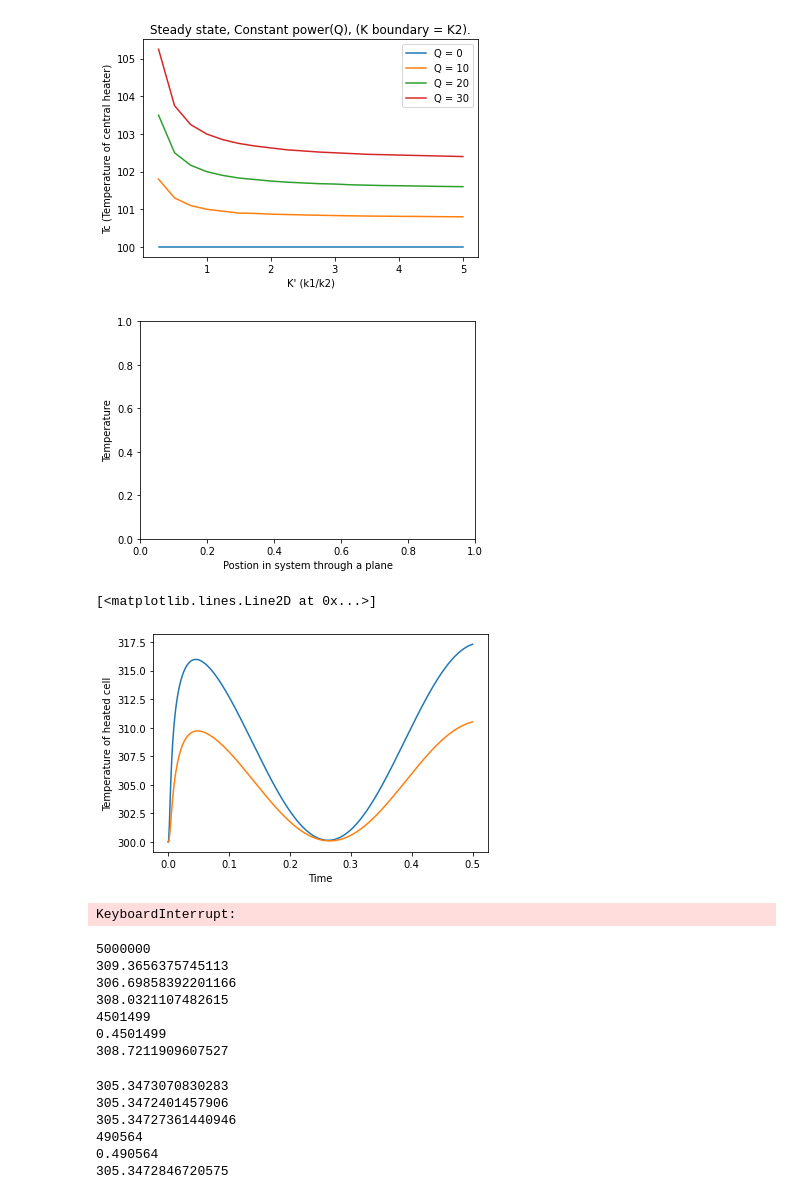
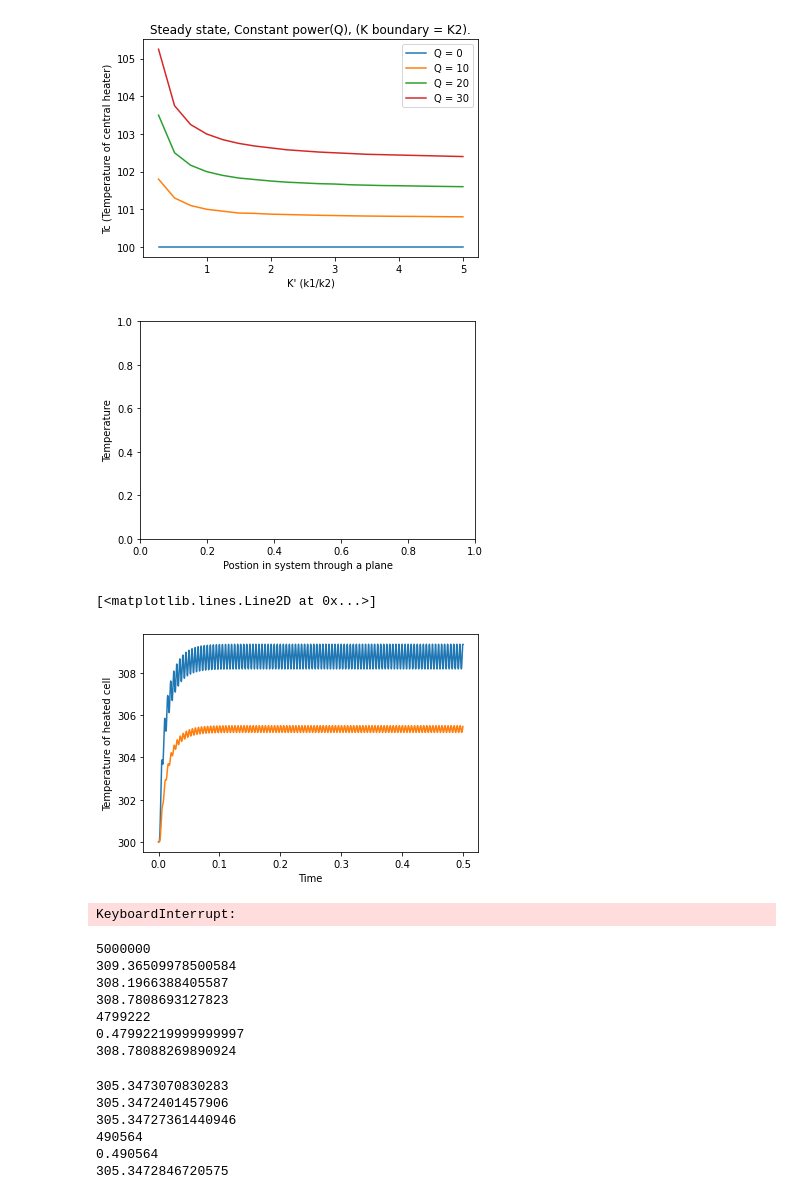
Before and after one commit to ExeQuantCode/HeatFlow, a Jupyter notebook: Plotting.ipynb, the cells around one changed output. Saved outputs shown, nothing was run; the diff lists cells and outputs as text; code cells hidden in the pictures.

```diff
--- a/Plotting.ipynb
+++ b/Plotting.ipynb
@@ -162,35 +162,35 @@ plt.legend()
 import matplotlib.pyplot as plt
 import numpy as np
 
 # Read the file and extract the data
 data = np.loadtxt('/home/links/hm556/DCoding/DGitLab/DProject/outputs/Temperature.txt')
 
 # Get the number of rows and columns in the data
 num_rows, num_cols = data.shape
 T6 = []
 T9 = []
-time = np.arange(0, 0.00001*50000, 0.00001)
+time = np.arange(0, 0.0000001*5000000, 0.0000001)
 # Plot each line of the data
 for i in range(num_rows):
     T6.append(data[i, 6])
     T9.append(data[i, 9])
     # plt.plot(data[i, 1:], label=f'Line {i+1}')
 
 # Add labels and legend
 plt.xlabel('Postion in system through a plane')
 plt.ylabel('Temperature')
 # plt.legend()
 
 # Show the plot
 plt.show()
 plt.xlabel('Time')
 plt.ylabel('Temperature of heated cell')
 plt.plot(time,T6)
 plt.plot(time,T9)
 # %% [output]
 [figure]
 [<matplotlib.lines.Line2D at 0x...>]
-[figure, old version]
+[figure, new version]
 # %%
 # Read the file and extract the data
 data = np.loadtxt('/home/links/hm556/DCoding/DGitLab/DProject/outputs/Power.txt')
@@ -218,14 +215,15 @@ KeyboardInterrupt:
 # %%
 time=  list(time)
 print(len(time))
+s=int(len(time)*2/5)
 # print(time.index(0.2))
 print(max(T6))
-print(min(T6[200000:]))
-print((max(T6[200000:])+min(T6[200000:]))/2)
+print(min(T6[s:]))
+print((max(T6[s:])+min(T6[s:]))/2)
 print(T6.index(max(T6)))
 print(time[T6.index(max(T6))])
 # print(time.index(0.2))
-print(sum(T6[200000:])/len(T6[200000:]))
+print(sum(T6[s:])/len(T6[s:]))
 timedis =[]
 
 # for i in range(20000, 30000):
@@ -234,9 +232,9 @@ timedis =[]
 #         print(time[i])
 # %% [output]
 5000000
-309.3656375745113
-306.69858392201166
-308.0321107482615
-4501499
-0.4501499
-308.7211909607527
+309.36509978500584
+308.1966388405587
+308.7808693127823
+4799222
+0.47992219999999997
+308.78088269890924
```
Also changed, not shown: parts of 3 cells of this notebook, 4 other files.
